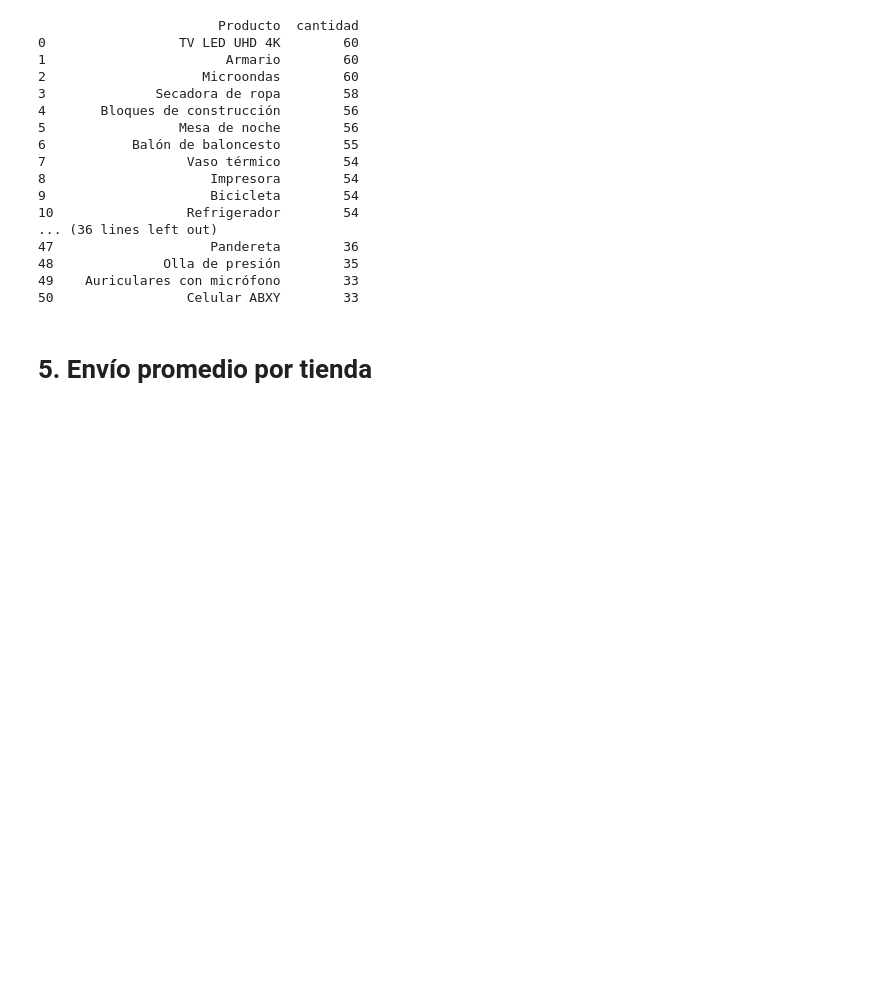
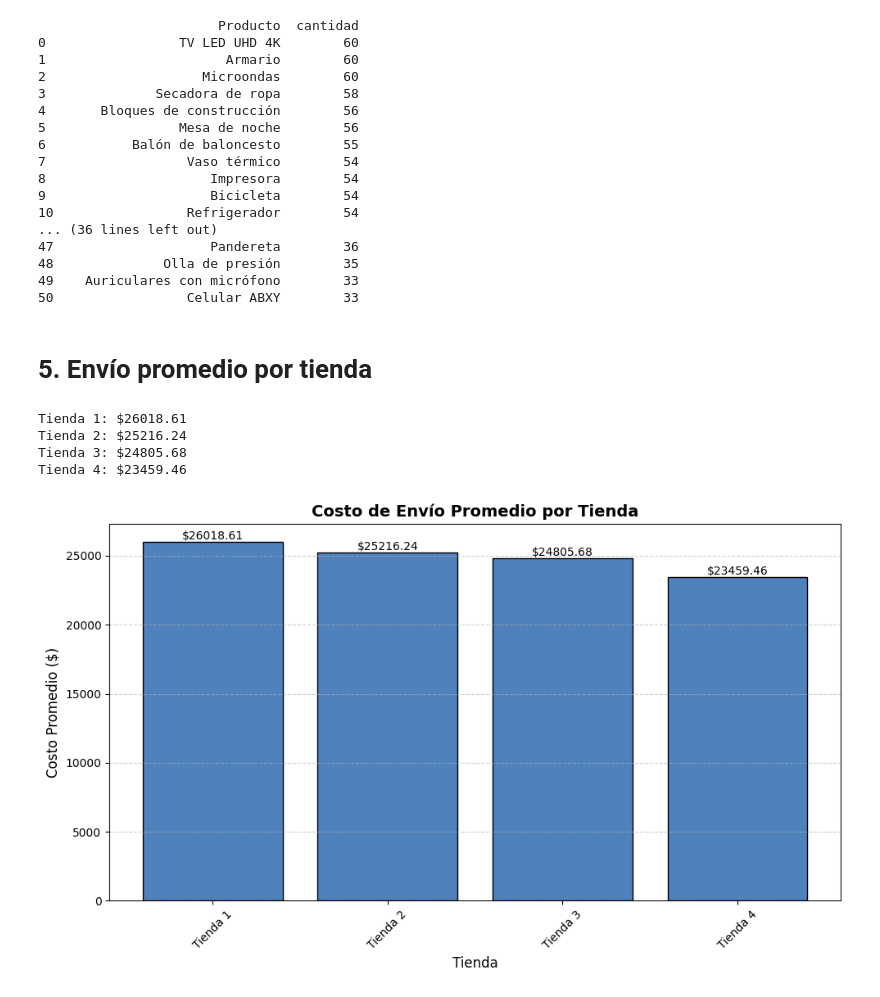
Before and after one commit to MigXDev/Ciencia-de-datos_I_DESAFIO_1, a Jupyter notebook: AluraStoreLatam.ipynb, the cells around one changed output. Drawn from its saved outputs; the diff is of its cells as text; code cells hidden in the pictures; blank space fills up the shorter version.

```diff
--- a/AluraStoreLatam.ipynb
+++ b/AluraStoreLatam.ipynb
@@ -126,9 +186,16 @@ TIENDA 4: 3.996/5.0
 # %% [markdown]
 # 4. Productos más y menos vendidos
 # %%
-# En este paso, debes identificar qué productos fueron los más vendidos y
-# los menos vendidos en cada tienda. Visualiza los resultados para que quede
-# claro qué productos destacaron en ventas en cada tienda.
+import matplotlib.pyplot as plt
+import numpy as np
+
+tiendas_mas = []
+ventas_mas = []
+productos_mas = []
+
+tiendas_menos = []
+ventas_menos = []
+productos_menos = []
 
 for nombre, datos in tiendas.items():
     conteo = datos["Producto"].value_counts()
@@ -139,6 +206,14 @@ for nombre, datos in tiendas.items():
     menos_vendido = conteo.index[-1]
     cantidad_menos = conteo.iloc[-1]
 
+    tiendas_mas.append(nombre)
+    ventas_mas.append(cantidad_mas)
+    productos_mas.append(mas_vendido)
+
+    tiendas_menos.append(nombre)
+    ventas_menos.append(cantidad_menos)
+    productos_menos.append(menos_vendido)
+
     print(f"""{nombre}:
 Más vendido: {mas_vendido} ({cantidad_mas} ventas)
 Menos vendido: {menos_vendido} ({cantidad_menos} ventas)
@@ -172,6 +297,36 @@ print(PRUEBA_T1)
 # El objetivo es comprender cuánto se gasta, en promedio, en el envío de
 # cada tienda.
 
+costos_promedio = {}
 for nombre, datos in tiendas.items():
     costo_envio_promedio = datos["Costo de envío"].mean()
     print(f"{nombre}: ${costo_envio_promedio:.2f}")
+    costos_promedio[nombre] = costo_envio_promedio  # <-- Se guarda para graficar
+# %% [output]
+Tienda 1: $26018.61
+Tienda 2: $25216.24
+Tienda 3: $24805.68
+Tienda 4: $23459.46
+# %%
+#Gráfico de barras
+nombres = list(costos_promedio.keys())
+valores = list(costos_promedio.values())
+
+plt.figure(figsize=(10, 6))
+barras = plt.bar(nombres, valores, color="#4F81BD", edgecolor='black', linewidth=1)
+
+# Etiquetas encima de cada barra
+for barra in barras:
+    altura = barra.get_height()
+    plt.text(barra.get_x() + barra.get_width()/2, altura + 0.3, f"${altura:.2f}",
+             ha='center', va='bottom', fontsize=10, color='black')
+
+plt.title("Costo de Envío Promedio por Tienda", fontsize=14, fontweight='bold')
+plt.xlabel("Tienda", fontsize=12)
+plt.ylabel("Costo Promedio ($)", fontsize=12)
+plt.xticks(rotation=45)
+plt.grid(axis='y', linestyle='--', alpha=0.6)
+plt.tight_layout()
+plt.show()
+# %% [output]
+[figure, added]
```
Also changed, not shown: parts of 7 cells of this notebook.
